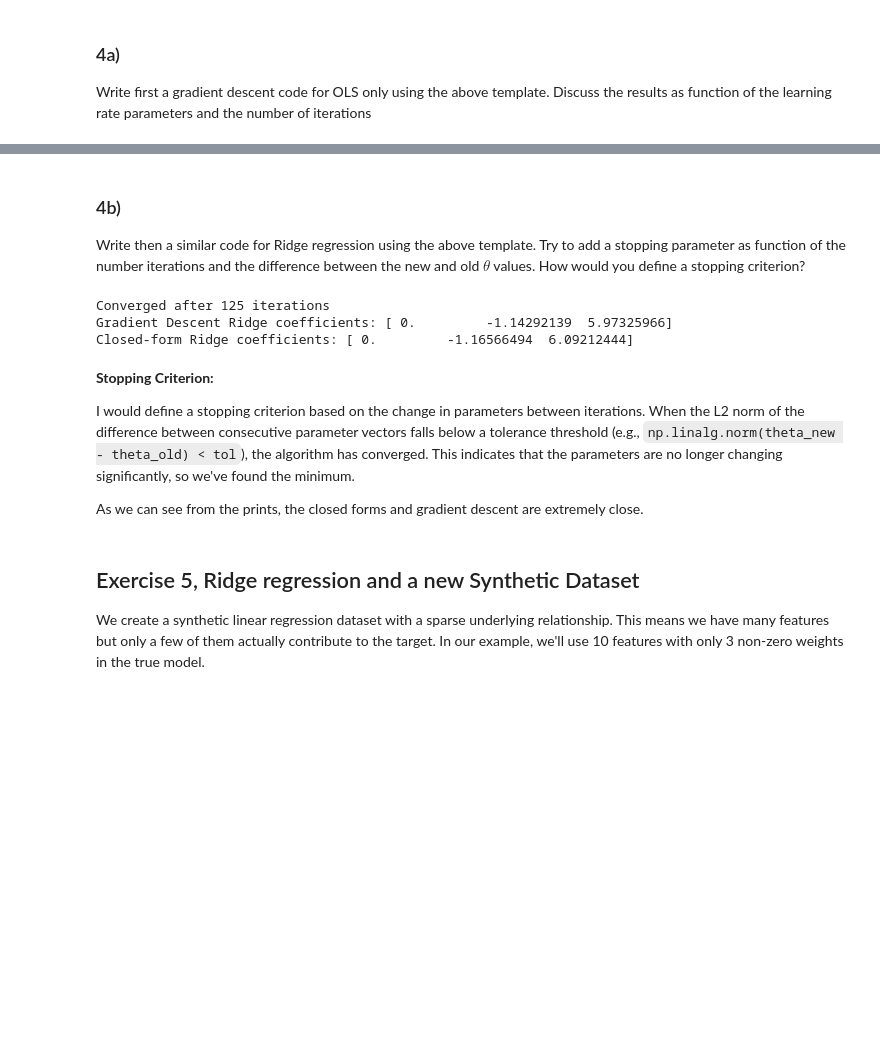
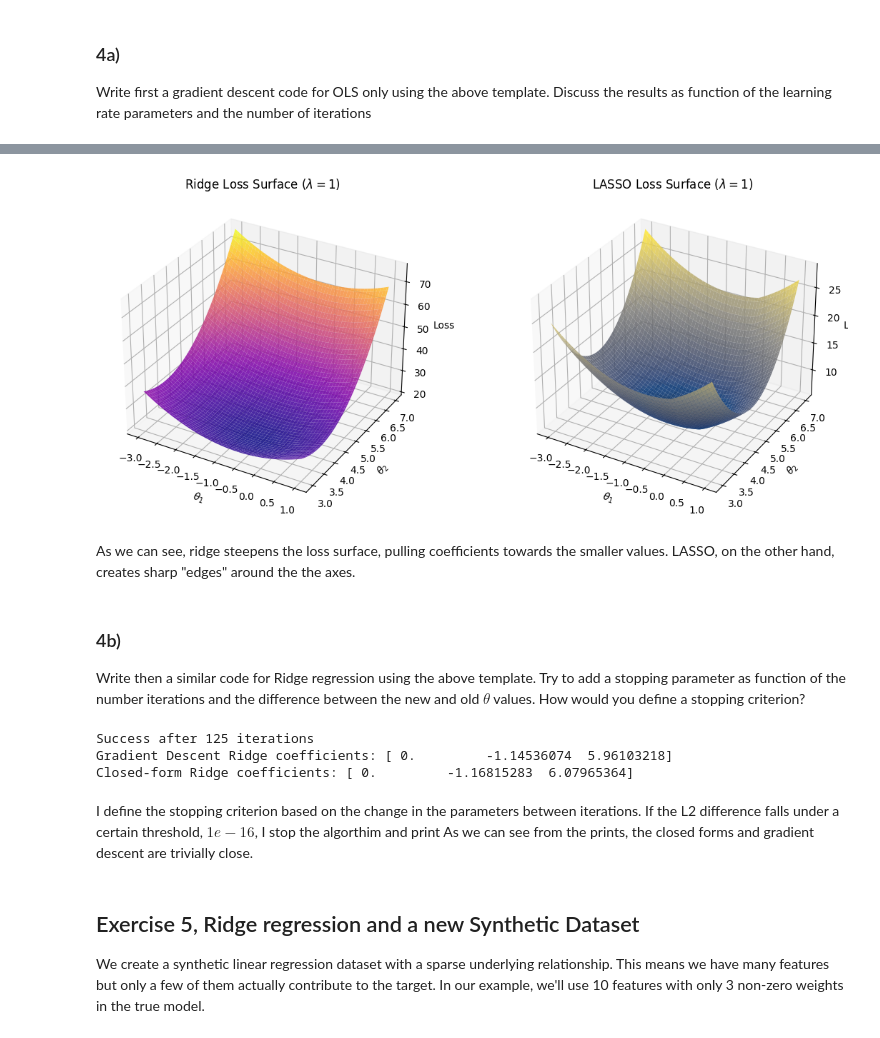
Before and after one commit to viktorbgulbrandsen/fysstk3155, a Jupyter notebook: uke37/exercises.ipynb, the cells around one changed output, grey strips where cells are left out. Cells and saved outputs as stored; diff of their text form; code cells hidden in the pictures; blank space fills up the shorter version.

```diff
--- a/uke37/exercises.ipynb
+++ b/uke37/exercises.ipynb
@@ -161,3 +230,44 @@ Closed-form OLS coefficients: [ 0.         -1.1657815   6.09273365]
+# %%
+import numpy as np
+import matplotlib.pyplot as plt
+
+def ridge_loss(theta0, theta1, theta2, X, y, lam=1.0):
+    return mse_loss(theta0, theta1, theta2, X, y) + lam * (theta1**2 + theta2**2)
+
+def lasso_loss(theta0, theta1, theta2, X, y, lam=1.0):
+    return mse_loss(theta0, theta1, theta2, X, y) + lam * (np.abs(theta1) + np.abs(theta2))
+
+Loss_ridge = np.zeros_like(Theta1)
+Loss_lasso = np.zeros_like(Theta1)
+lam = 1.0
+
+for i in range(Theta1.shape[0]):
+    for j in range(Theta1.shape[1]):
+        Loss_ridge[i, j] = ridge_loss(t0, Theta1[i, j], Theta2[i, j], X, y, lam=lam)
+        Loss_lasso[i, j] = lasso_loss(t0, Theta1[i, j], Theta2[i, j], X, y, lam=lam)
+
+fig = plt.figure(figsize=(12,5))
+
+ax1 = fig.add_subplot(121, projection='3d')
+ax1.plot_surface(Theta1, Theta2, Loss_ridge, cmap='plasma', alpha=0.85, edgecolor='none')
+ax1.set_title('Ridge Loss Surface ($\\lambda=1$)')
+ax1.set_xlabel(r'$\theta_1$')
+ax1.set_ylabel(r'$\theta_2$')
+ax1.set_zlabel('Loss')
+
+ax2 = fig.add_subplot(122, projection='3d')
+ax2.plot_surface(Theta1, Theta2, Loss_lasso, cmap='cividis', alpha=0.85, edgecolor='none')
+ax2.set_title('LASSO Loss Surface ($\\lambda=1$)')
+ax2.set_xlabel(r'$\theta_1$')
+ax2.set_ylabel(r'$\theta_2$')
+ax2.set_zlabel('Loss')
+
+plt.tight_layout()
+plt.show()
+# %% [output]
+[figure, added]
+# %% [markdown]
+As we can see, ridge steepens the loss surface, pulling coefficients towards the smaller values. LASSO, on the other hand, creates sharp "edges" around the the axes.
 # %% [markdown]
 ### 4b)
 
@@ -176,21 +286,18 @@ for t in range(num_iters):
     theta_ridge = theta_ridge - eta * grad_Ridge
 
     if np.linalg.norm(theta_ridge - theta_old) < tol:
-        print(f"Converged after {t+1} iterations")
+        print(f"Success after {t+1} iterations")
         break
 
 print("Gradient Descent Ridge coefficients:", theta_ridge)
 print("Closed-form Ridge coefficients:", theta_closed_formRidge)
 # %% [output]
-Converged after 125 iterations
-Gradient Descent Ridge coefficients: [ 0.         -1.14292139  5.97325966]
-Closed-form Ridge coefficients: [ 0.         -1.16566494  6.09212444]
+Success after 125 iterations
+Gradient Descent Ridge coefficients: [ 0.         -1.14536074  5.96103218]
+Closed-form Ridge coefficients: [ 0.         -1.16815283  6.07965364]
 # %% [markdown]
-**Stopping Criterion:**
-
-I would define a stopping criterion based on the change in parameters between iterations. When the L2 norm of the difference between consecutive parameter vectors falls below a tolerance threshold (e.g., `np.linalg.norm(theta_new - theta_old) < tol`), the algorithm has converged. This indicates that the parameters are no longer changing significantly, so we've found the minimum.
-
-As we can see from the prints, the closed forms and gradient descent are extremely close.
+I define the stopping criterion based on the change in the parameters between iterations. If the L2 difference falls under a certain threshold, $1e-16$, I stop the algorthim and print
+As we can see from the prints, the closed forms and gradient descent are trivially close.
 # %% [markdown]
 ## Exercise 5, Ridge regression and a new Synthetic Dataset
 
```
Also changed, not shown: parts of 11 cells of this notebook, 2 other files.
